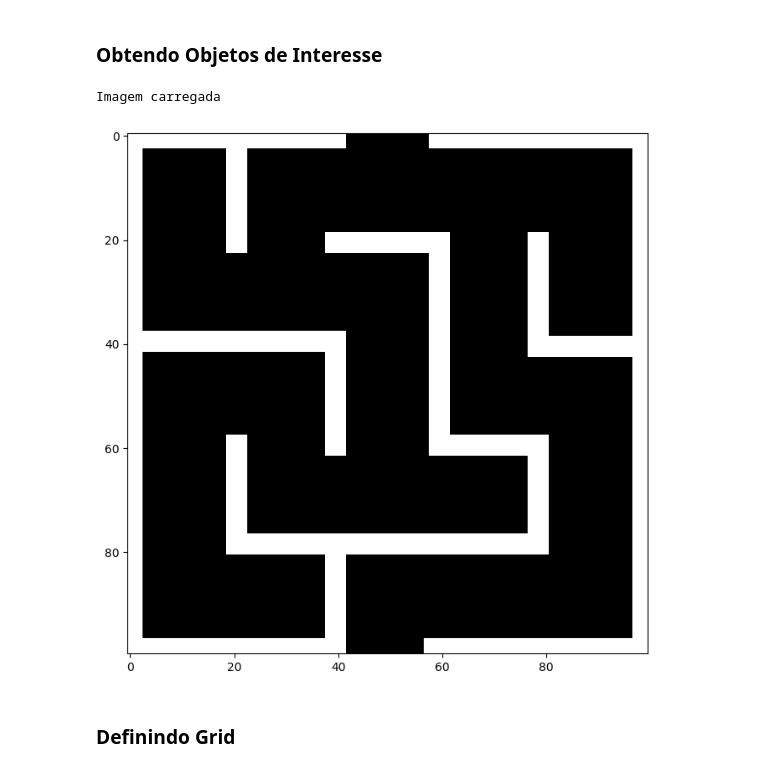
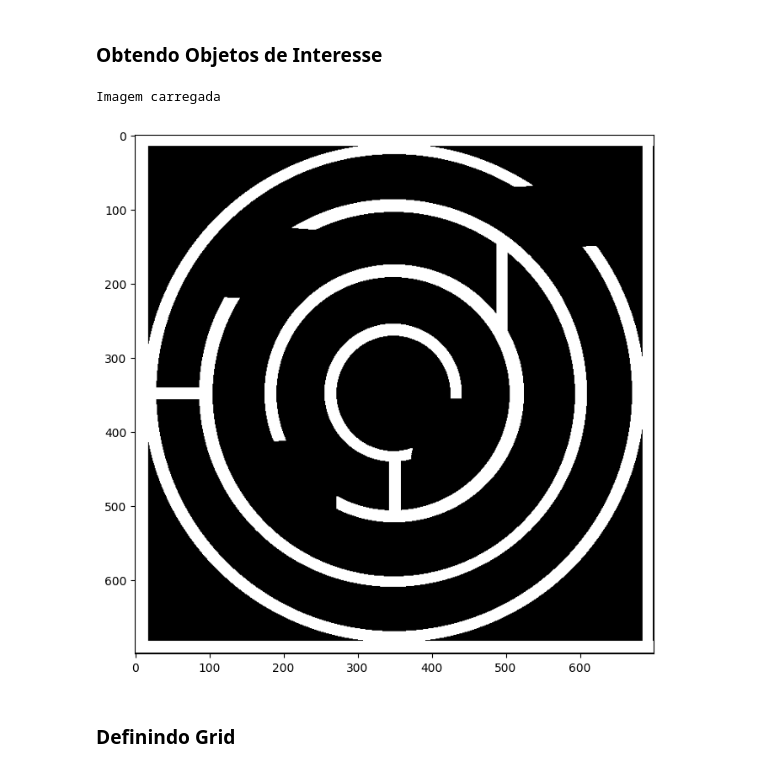
Before and after one commit to danielecassia/rm_tp2_EVE, a Jupyter notebook: api/roadmap.ipynb, the cells around one changed output. Saved outputs shown, nothing was run; the diff lists cells and outputs as text; code cells hidden in the pictures.

Commit message:
resolves conflicts in the circle scene

```diff
--- a/api/roadmap.ipynb
+++ b/api/roadmap.ipynb
@@ -22,39 +22,50 @@ np.set_printoptions(precision=3,suppress=True)
 # %%
 # Objetos de interesse
 
 # Flag para evitar figuras nao utilizadas
 CREATE_PLOTS = True
 
-# Objetivos Maze
-start_node = (6,17)
-end_node = (17,6)
+# # Objetivos Maze
+# start_node = (6,17)
+# end_node = (17,6)
 
-# Maze
+# # Maze
+# figsize = (8,8)
+# img = 1 - mpimg.imread('../img/invMaze.png')
+# dims = [20,20] # Dimensoes do mapa (m)
+# cell_size = 1  # Tamanha da celula do grid (m)
+
+
+# Objetivos Circle
+start_node = (5,34)
+end_node = (20,20)
+
+# Circle
 figsize = (8,8)
-img = 1 - mpimg.imread('../img/invMaze.png')
-dims = [20,20] # Dimensoes do mapa (m)
+img = 1 - mpimg.imread('../img/invCircle.png')
+dims = [40,40] # Dimensoes do mapa (m)
 cell_size = 1  # Tamanha da celula do grid (m)
 
 # Definir range x e y para a conversao de mapa-cena
 # TODO: Definir padrao para nao alterar
 sceneXrange = (10,-10) # para direita
 sceneYrange = (-10,10) # para baixo
 
 # Apenas para garantir que só teremos esses dois valores
 threshold = 0.2
 img[img > threshold] = 1
 img[img<= threshold] = 0
 
 # Definindo figura
 if CREATE_PLOTS:
     fig = plt.figure(figsize=figsize,dpi=100)
     ax = fig.add_subplot(111,aspect='equal')
     ax.imshow(img, cmap='Greys', origin='upper')
 
 print("Imagem carregada")
 # %% [output]
 Imagem carregada
-[figure, old version]
+[figure, new version]
 # %% [markdown]
 ### Definindo Grid
 # %%
```
Also changed, not shown: parts of 5 cells of this notebook, 3 other files.
